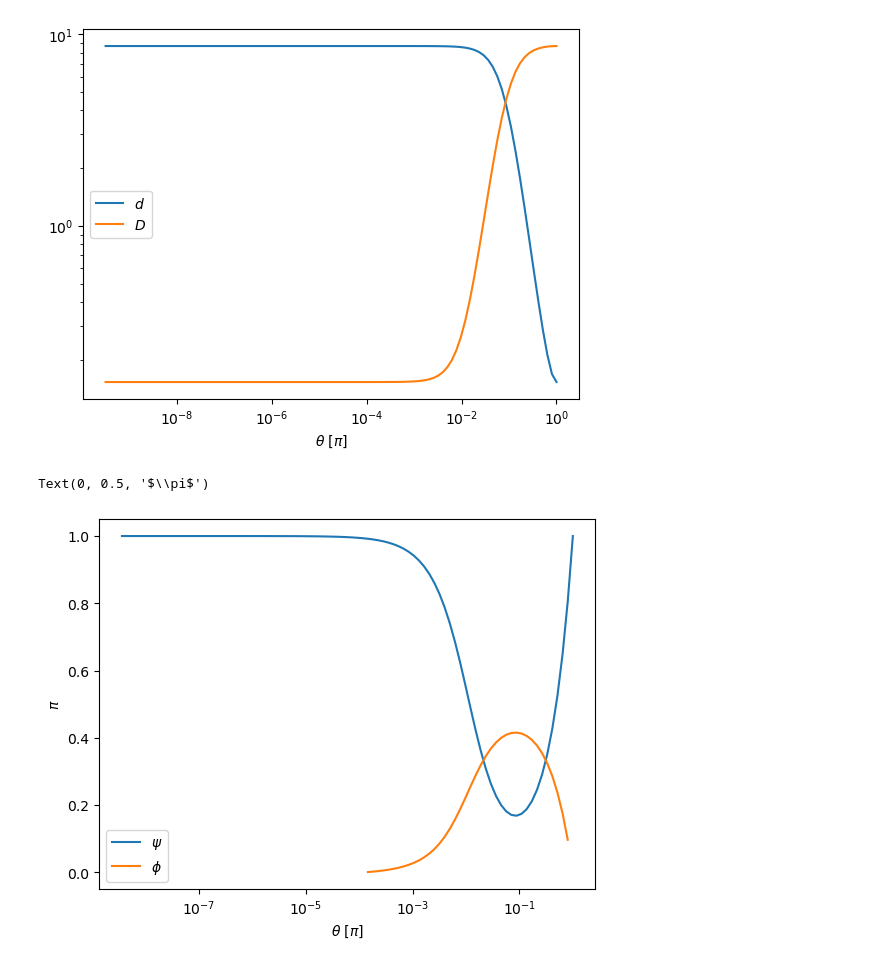
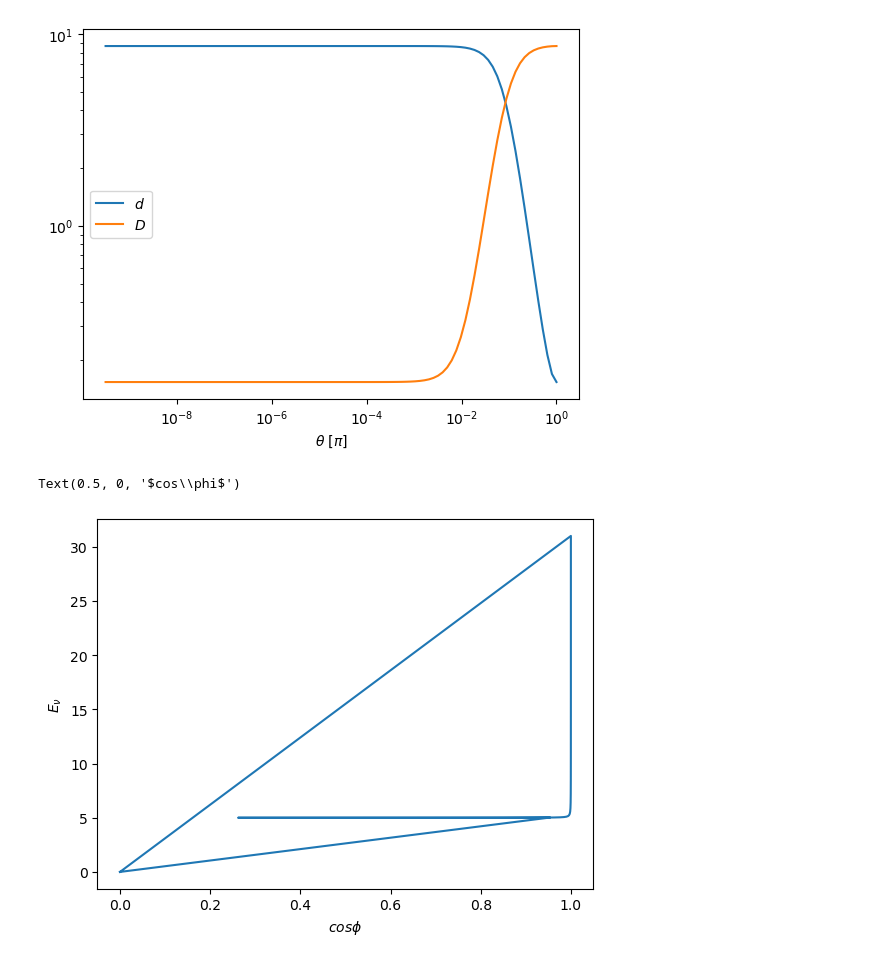
Before and after one commit to yenhsunlin/SNnuBDM2, a Jupyter notebook: src/snvbdm.ipynb, the cells around one changed output. Cells and saved outputs as stored; diff of their text form; code cells hidden in the pictures.

```diff
--- a/src/snvbdm.ipynb
+++ b/src/snvbdm.ipynb
@@ -180,13 +180,13 @@ def xemissivity(Tx,mx,mV,r,D,Rstar,cosPsi,Re = 8.5,gV = 1,gD = 1,max_Ev = 100,de
     # Get the required Ev and cos(phi) to generate BDM with kinetic energy Tx with DM
     # scattering angle psi
     Ev,cosPhi,flag,_ = get_Ev_cosPhi(Tx,mx,cosPsi,max_Ev = max_Ev)
-    Evp,_,flag_dTx,_ = get_Ev_cosPhi(Tx + deltaTx,mx,cosPsi,max_Ev = 100*max_Ev)
+    Evp,_,flag_dTx,_ = get_Ev_cosPhi(Tx - deltaTx,mx,cosPsi,max_Ev = max_Ev)
     # If both flags are valid, proceed the calculation. Otherwise, terminates the function
     if flag == 'valid' and flag_dTx == 'valid':
         # Get the differential DM-nu scattering cross section
         diffCrox = diffCrossSectionNuDM(cosPhi,Ev,mx,mV,gV,gD)
         # Get dEv/dTx
-        dEvdTx = (Evp - Ev)/deltaTx # dEv(Ev,Tx,mx,psi) #
+        dEvdTx = (Ev - Evp)/deltaTx # dEv(Ev,Tx,mx,psi) #
         # Get the emissivity jx
         jx = light_speed*diffCrox*nx(r,mx)*dnv(D,Ev,Lv,tau)*dEvdTx
         return jx
@@ -309,7 +307,7 @@ plt.ylim(1e-19,1e-12)
 # %%
 Rstar = 8.5
 Tx = 10
-mx = 1e-3
+mx = 1e-6
 mV = mx/3
 theta_ls = np.logspace(-2,np.log10(np.pi/2),20)
 phi_ls = np.linspace(0,2*np.pi,20)
@@ -575,13 +573,13 @@ plt.xlabel(r'$\theta$ [$\pi$]')
 Text(0.5, 0, '$\\theta$ [$\\pi$]')
 [figure]
 # %%
-plt.plot(theta_ls/np.pi,np.arccos(psi_ls)/np.pi,label='$\psi$')
-plt.plot(theta_ls/np.pi,np.arccos(phi_ls)/np.pi,label='$\phi$')
-plt.legend()
-plt.xscale('log')
+plt.plot(np.nan_to_num(phi_ls),Ev_ls)
+#plt.plot(theta_ls/np.pi,np.arccos(phi_ls)/np.pi,label='$\phi$')
+#plt.legend()
+#plt.xscale('log')
 #plt.yscale('log')
-plt.xlabel(r'$\theta$ [$\pi$]')
-plt.ylabel(r'$\pi$')
+plt.ylabel(r'$E_\nu$')
+plt.xlabel(r'$cos\phi$')
 # %% [output]
-Text(0, 0.5, '$\\pi$')
+Text(0.5, 0, '$cos\\phi$')
-[figure, old version]
+[figure, new version]
```
Also changed, not shown: parts of 8 cells of this notebook, 2 other files.
